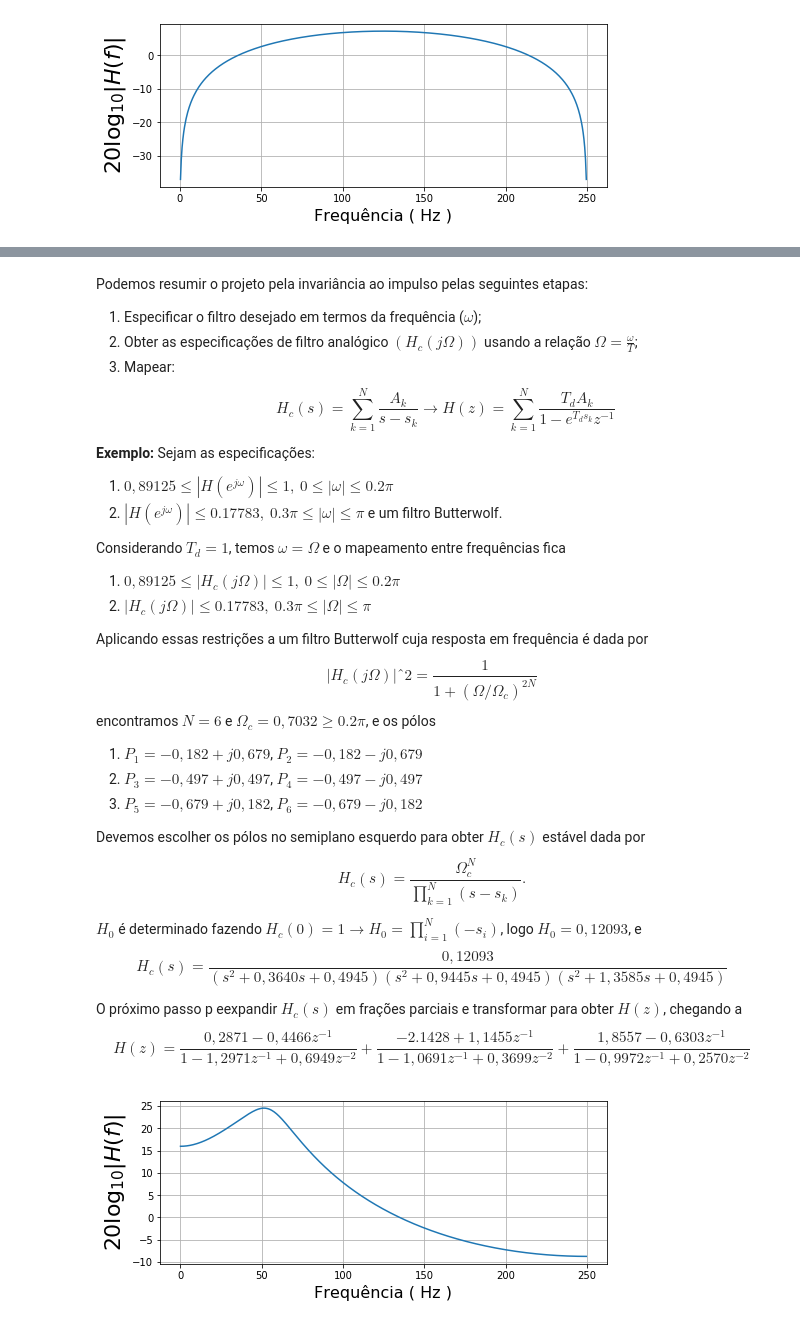
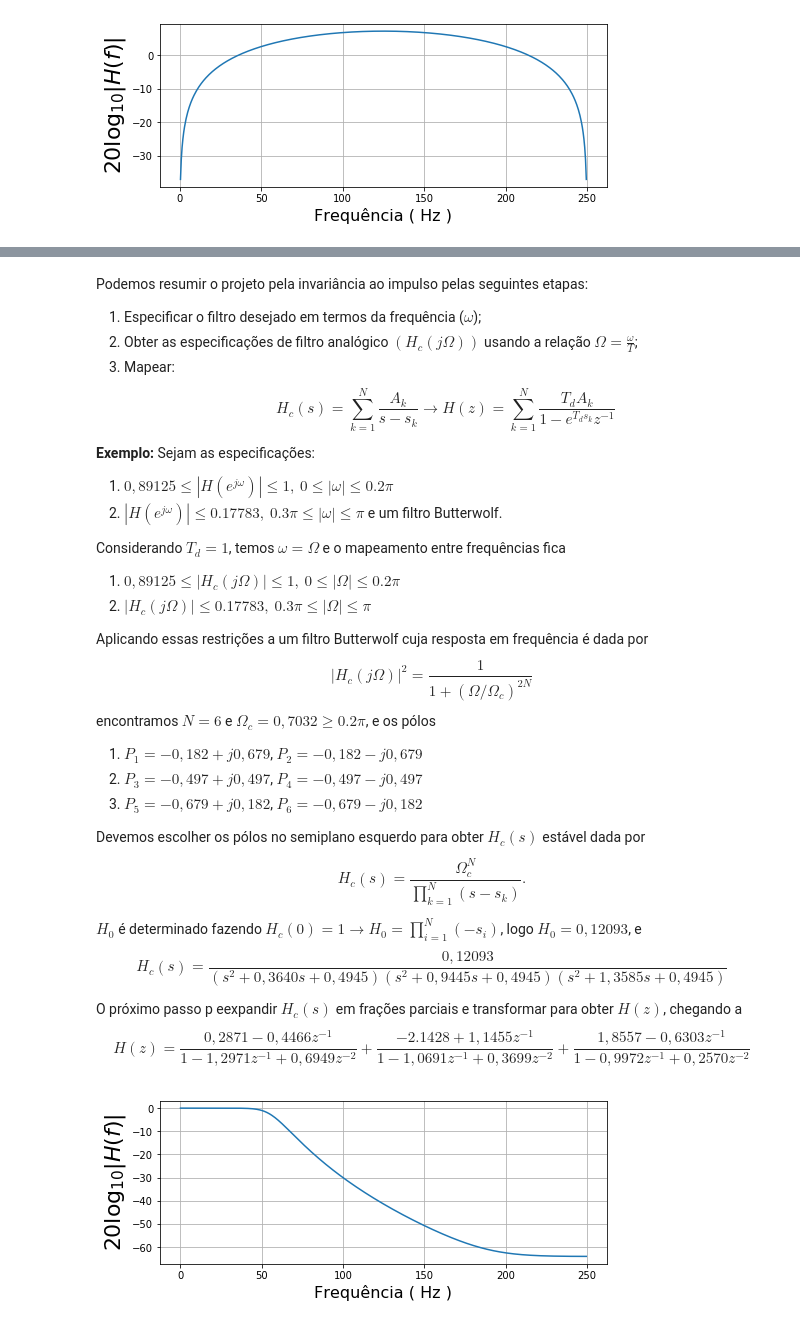
Before and after one commit to ecandeia/PDS, a Jupyter notebook: Filtros/IIR.ipynb, the cells around one changed output, grey strips where cells are left out. Drawn from its saved outputs; the diff is of its cells as text; code cells hidden in the pictures.

```diff
--- a/Filtros/IIR.ipynb
+++ b/Filtros/IIR.ipynb
@@ -107,7 +107,7 @@ Considerando $T_d = 1$, temos $\omega = \Omega$ e o mapeamento entre frequência
 1. $ 0,89125 \leq |H_c(j\Omega)| \leq 1,\ 0 \leq |\Omega| \leq 0.2\pi$
 2. $|H_c(j\Omega)| \leq 0.17783,\ 0.3\pi \leq |\Omega| \leq \pi$
 
-Aplicando essas restrições a um filtro Butterwolf cuja resposta em frequência é dada por $$|H_c(j\Omega)|ˆ2 = \frac{1}{1 + (\Omega/\Omega_c)^{2N}}$$
+Aplicando essas restrições a um filtro Butterwolf cuja resposta em frequência é dada por $$|H_c(j\Omega)|^2 = \frac{1}{1 + (\Omega/\Omega_c)^{2N}}$$
 encontramos $N = 6$ e $\Omega_c = 0,7032 \geq 0.2\pi$, e os pólos
 1. $P_1 = -0,182 + j0,679$, $P_2 = -0,182 - j0,679$
 2. $P_3 = -0,497 + j0,497$, $P_4 = -0,497 - j0,497$
@@ -128,32 +128,33 @@ import matplotlib.pyplot as plt
 from scipy import signal
 import numpy as np
 import scipy as scp
 
 fs = 500
 
 b1 = [0.2871, -0.4466]
 b2 = [-2.1428, 1.1444]
 b3 = [1.8566, -0.6303]
 
-b = np.convolve(np.convolve(b1,b2),b3)
 
 a1 = [1, -1.2971, 0.6949]
 a2 = [1, -1.069, 0.3699]
 a3 = [1, -0.9972, 0.2570]
+
+b = np.convolve(np.convolve(b1,a2),a3) + np.convolve(np.convolve(b2,a1),a3) + np.convolve(np.convolve(b3,a1),a2)
 
 a = np.convolve(np.convolve(a1,a2),a3)
 
 
 w,H = signal.freqz(b,a) # resposta em frequência
 
 fig,ax = plt.subplots()
 fig.set_size_inches((8,3))
 
 ax.plot(w/np.pi*fs/2.,20*np.log10(abs(H)))
 ax.set_xlabel("Frequência ( Hz )",fontsize=16)
 ax.set_ylabel(r"$20\log_{10} |H(f)| $",fontsize=22)
 ymin,ymax = -80,5
 
 ax.grid()
 # %% [output]
-[figure, old version]
+[figure, new version]
```
Also changed, not shown: parts of 2 cells of this notebook.
